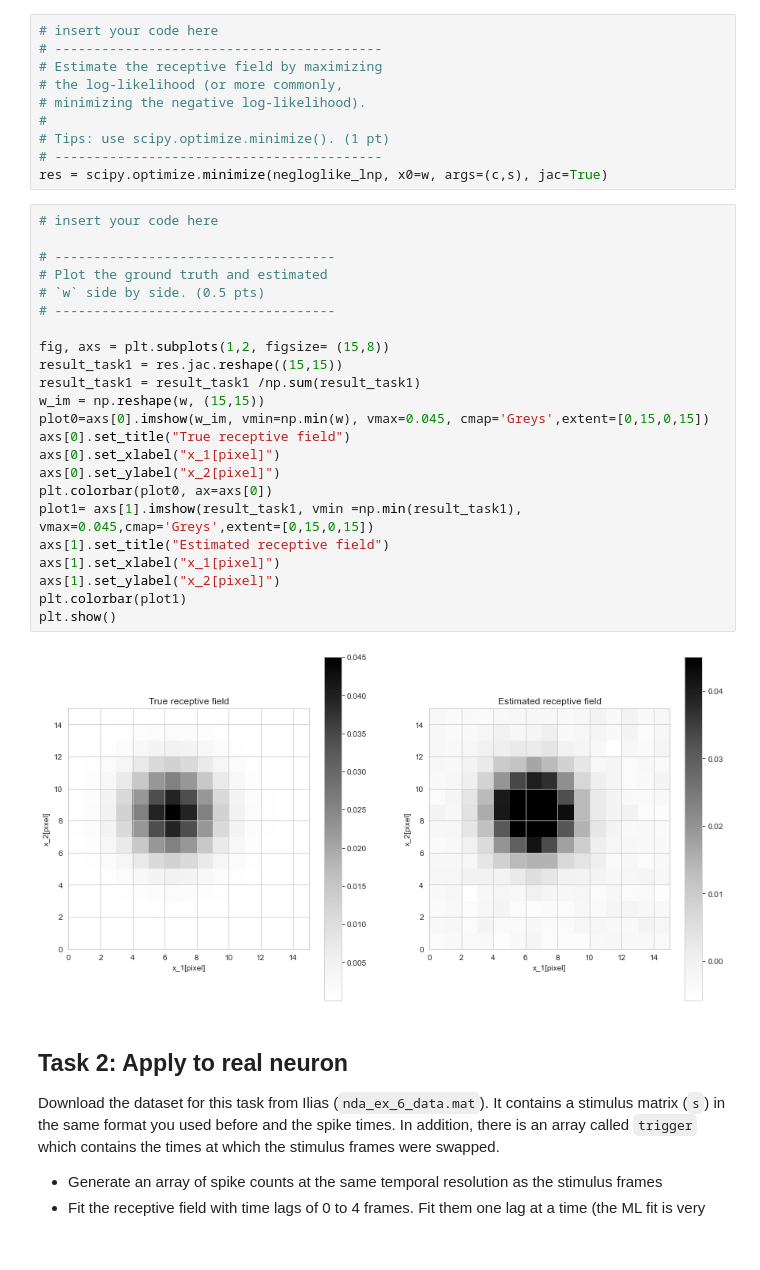
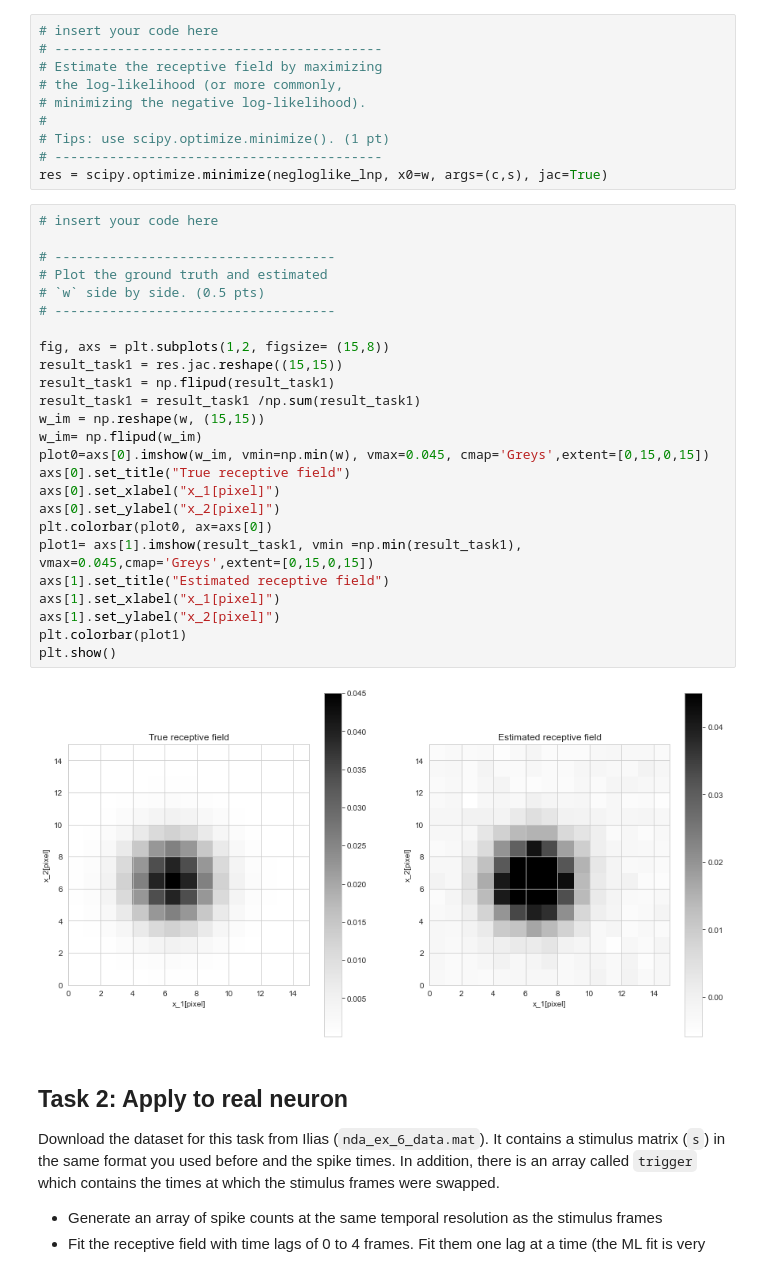
Before and after one commit to mdittschar/NDS, a Jupyter notebook: CodingLab7.ipynb, the cells around one changed output. Drawn from its saved outputs; the diff is of its cells as text.

```diff
--- a/CodingLab7.ipynb
+++ b/CodingLab7.ipynb
@@ -293,28 +294,30 @@ res = scipy.optimize.minimize(negloglike_lnp, x0=w, args=(c,s), jac=True)
 # %%
 # insert your code here
 
 # ------------------------------------
 # Plot the ground truth and estimated
 # `w` side by side. (0.5 pts)
 # ------------------------------------
 
 fig, axs = plt.subplots(1,2, figsize= (15,8))
 result_task1 = res.jac.reshape((15,15))
+result_task1 = np.flipud(result_task1)
 result_task1 = result_task1 /np.sum(result_task1)
 w_im = np.reshape(w, (15,15))
+w_im= np.flipud(w_im)
 plot0=axs[0].imshow(w_im, vmin=np.min(w), vmax=0.045, cmap='Greys',extent=[0,15,0,15])
 axs[0].set_title("True receptive field")
 axs[0].set_xlabel("x_1[pixel]")
 axs[0].set_ylabel("x_2[pixel]")
 plt.colorbar(plot0, ax=axs[0])
 plot1= axs[1].imshow(result_task1, vmin =np.min(result_task1), vmax=0.045,cmap='Greys',extent=[0,15,0,15])
 axs[1].set_title("Estimated receptive field")
 axs[1].set_xlabel("x_1[pixel]")
 axs[1].set_ylabel("x_2[pixel]")
 plt.colorbar(plot1)
 plt.show()
 # %% [output]
-[figure, old version]
+[figure, new version]
 # %% [markdown]
 ## Task 2: Apply to real neuron
 
```
Also changed, not shown: parts of 1 cell of this notebook.
